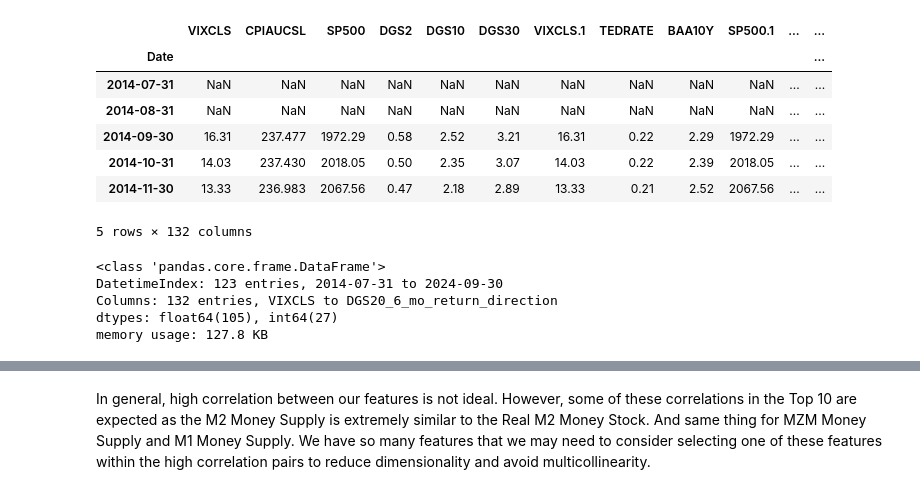
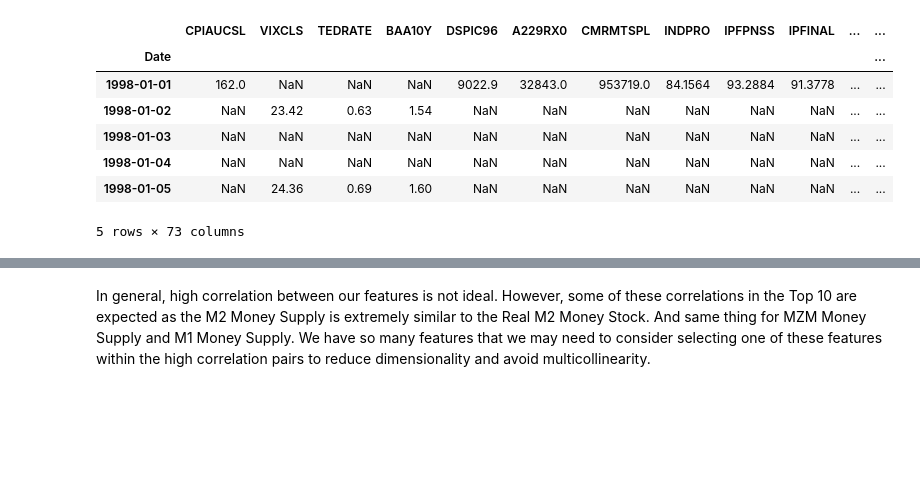
Before and after one commit to dmottice20/principalCapstone, a Jupyter notebook: jupyter/exploratoryDataAnalysis.ipynb, the cells around one changed output, grey strips where cells are left out. Saved outputs shown, nothing was run; the diff lists cells and outputs as text; code cells hidden in the pictures; blank space fills up the shorter version.

```diff
--- a/jupyter/exploratoryDataAnalysis.ipynb
+++ b/jupyter/exploratoryDataAnalysis.ipynb
@@ -1,27 +1,22 @@
 # %%
 import pandas as pd
 import matplotlib.pyplot as plt
 import seaborn as sns
 
 # Load the processed data
-processed_data = pd.read_csv('../processed_fred_data.csv', index_col='Date', parse_dates=True)
+merged_data = pd.read_csv('../src/managers/data/merged_data.csv', index_col='Date', parse_dates=True)
+yahoo_data = pd.read_csv('../src/managers/data/yahoo_data.csv', index_col='Date', parse_dates=True)
+fred_data = pd.read_csv('../src/managers/data/fred_data.csv', index_col='Date', parse_dates=True)
+processed_data = pd.read_csv('../src/managers/data/processed_data.csv', index_col='Date', parse_dates=True)
 
 # Display the first few rows of the data
-processed_data.head()
+merged_data.head()
 # %% [output]
-|  | VIXCLS | CPIAUCSL | SP500 | DGS2 | DGS10 | DGS30 | VIXCLS.1 | TEDRATE | BAA10Y | SP500.1 | ... | ... |
+|  | CPIAUCSL | VIXCLS | TEDRATE | BAA10Y | DSPIC96 | A229RX0 | CMRMTSPL | INDPRO | IPFPNSS | IPFINAL | ... | ... |
 | Date |  |  |  |  |  |  |  |  |  |  |  | ... |
-| 2014-07-31 | NaN | NaN | NaN | NaN | NaN | NaN | NaN | NaN | NaN | NaN | ... | ... |
-| 2014-08-31 | NaN | NaN | NaN | NaN | NaN | NaN | NaN | NaN | NaN | NaN | ... | ... |
-| 2014-09-30 | 16.31 | 237.477 | 1972.29 | 0.58 | 2.52 | 3.21 | 16.31 | 0.22 | 2.29 | 1972.29 | ... | ... |
-| 2014-10-31 | 14.03 | 237.430 | 2018.05 | 0.50 | 2.35 | 3.07 | 14.03 | 0.22 | 2.39 | 2018.05 | ... | ... |
-| 2014-11-30 | 13.33 | 236.983 | 2067.56 | 0.47 | 2.18 | 2.89 | 13.33 | 0.21 | 2.52 | 2067.56 | ... | ... |
+| 1998-01-01 | 162.0 | NaN | NaN | NaN | 9022.9 | 32843.0 | 953719.0 | 84.1564 | 93.2884 | 91.3778 | ... | ... |
+| 1998-01-02 | NaN | 23.42 | 0.63 | 1.54 | NaN | NaN | NaN | NaN | NaN | NaN | ... | ... |
+| 1998-01-03 | NaN | NaN | NaN | NaN | NaN | NaN | NaN | NaN | NaN | NaN | ... | ... |
+| 1998-01-04 | NaN | NaN | NaN | NaN | NaN | NaN | NaN | NaN | NaN | NaN | ... | ... |
+| 1998-01-05 | NaN | 24.36 | 0.69 | 1.60 | NaN | NaN | NaN | NaN | NaN | NaN | ... | ... |
-5 rows × 132 columns
+5 rows × 73 columns
-# %%
-processed_data.info()
-# %% [output]
-<class 'pandas.core.frame.DataFrame'>
-DatetimeIndex: 123 entries, 2014-07-31 to 2024-09-30
-Columns: 132 entries, VIXCLS to DGS20_6_mo_return_direction
-dtypes: float64(105), int64(27)
-memory usage: 127.8 KB
```
Also changed, not shown: parts of 16 cells of this notebook, 15 other files.
